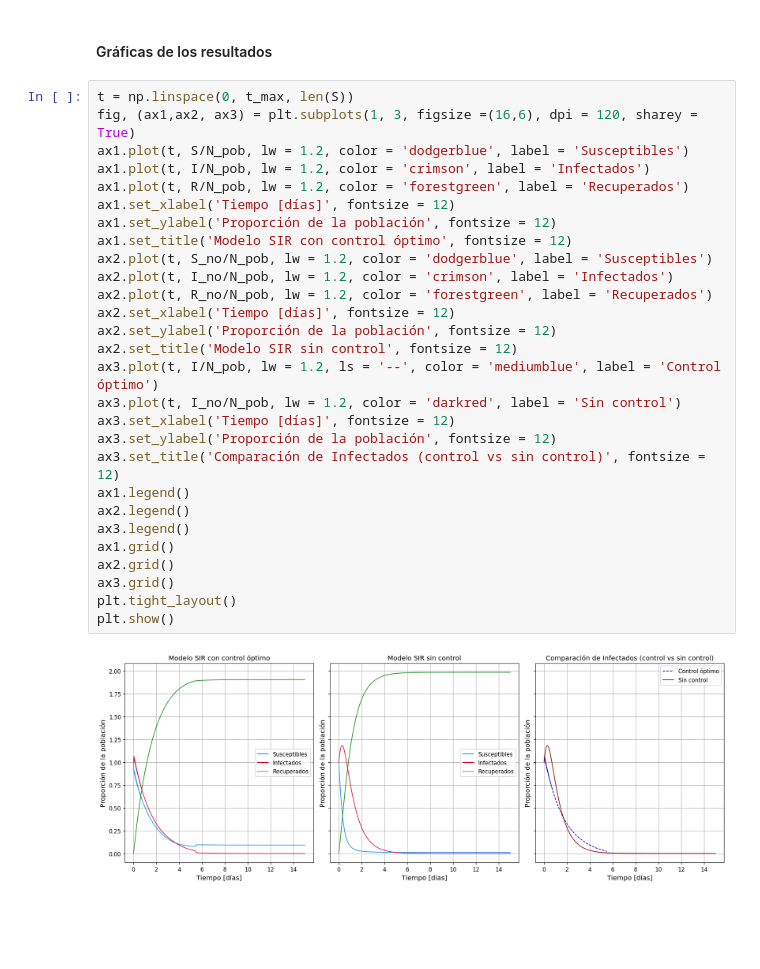
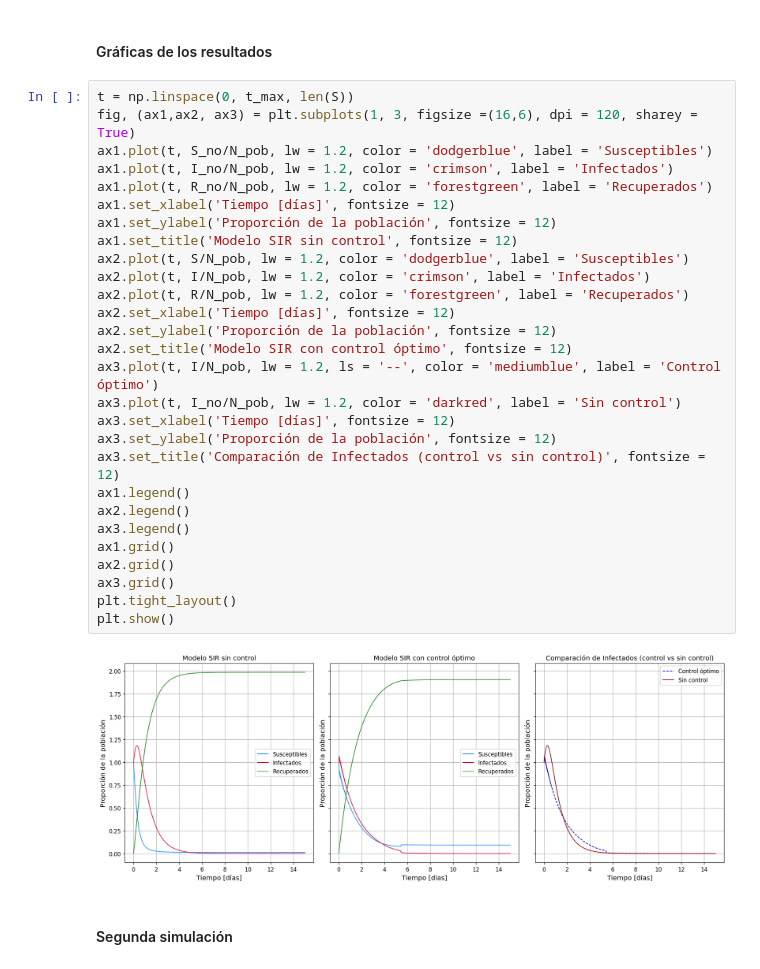
Before and after one commit to FranzValerio/Stochastic-epidemic-control, a Jupyter notebook: Notebooks/Control para modelo SIR determinista.ipynb, the cells around one changed output. Drawn from its saved outputs; the diff is of its cells as text; blank space fills up the shorter version.

```diff
--- a/Notebooks/Control para modelo SIR determinista.ipynb
+++ b/Notebooks/Control para modelo SIR determinista.ipynb
@@ -448,30 +448,32 @@ for i in range(1, len(S_no)):
 # %%
 t = np.linspace(0, t_max, len(S))
 fig, (ax1,ax2, ax3) = plt.subplots(1, 3, figsize =(16,6), dpi = 120, sharey = True)
-ax1.plot(t, S/N_pob, lw = 1.2, color = 'dodgerblue', label = 'Susceptibles')
-ax1.plot(t, I/N_pob, lw = 1.2, color = 'crimson', label = 'Infectados')
-ax1.plot(t, R/N_pob, lw = 1.2, color = 'forestgreen', label = 'Recuperados')
+ax1.plot(t, S_no/N_pob, lw = 1.2, color = 'dodgerblue', label = 'Susceptibles')
+ax1.plot(t, I_no/N_pob, lw = 1.2, color = 'crimson', label = 'Infectados')
+ax1.plot(t, R_no/N_pob, lw = 1.2, color = 'forestgreen', label = 'Recuperados')
 ax1.set_xlabel('Tiempo [días]', fontsize = 12)
 ax1.set_ylabel('Proporción de la población', fontsize = 12)
-ax1.set_title('Modelo SIR con control óptimo', fontsize = 12)
-ax2.plot(t, S_no/N_pob, lw = 1.2, color = 'dodgerblue', label = 'Susceptibles')
-ax2.plot(t, I_no/N_pob, lw = 1.2, color = 'crimson', label = 'Infectados')
-ax2.plot(t, R_no/N_pob, lw = 1.2, color = 'forestgreen', label = 'Recuperados')
+ax1.set_title('Modelo SIR sin control', fontsize = 12)
+ax2.plot(t, S/N_pob, lw = 1.2, color = 'dodgerblue', label = 'Susceptibles')
+ax2.plot(t, I/N_pob, lw = 1.2, color = 'crimson', label = 'Infectados')
+ax2.plot(t, R/N_pob, lw = 1.2, color = 'forestgreen', label = 'Recuperados')
 ax2.set_xlabel('Tiempo [días]', fontsize = 12)
 ax2.set_ylabel('Proporción de la población', fontsize = 12)
-ax2.set_title('Modelo SIR sin control', fontsize = 12)
+ax2.set_title('Modelo SIR con control óptimo', fontsize = 12)
 ax3.plot(t, I/N_pob, lw = 1.2, ls = '--', color = 'mediumblue', label = 'Control óptimo')
 ax3.plot(t, I_no/N_pob, lw = 1.2, color = 'darkred', label = 'Sin control')
 ax3.set_xlabel('Tiempo [días]', fontsize = 12)
 ax3.set_ylabel('Proporción de la población', fontsize = 12)
 ax3.set_title('Comparación de Infectados (control vs sin control)', fontsize = 12)
 ax1.legend()
 ax2.legend()
 ax3.legend()
 ax1.grid()
 ax2.grid()
 ax3.grid()
 plt.tight_layout()
 plt.show()
 # %% [output]
-[figure, old version]
+[figure, new version]
+# %% [markdown]
+#### Segunda simulación
```
Also changed, not shown: parts of 5 cells of this notebook.
